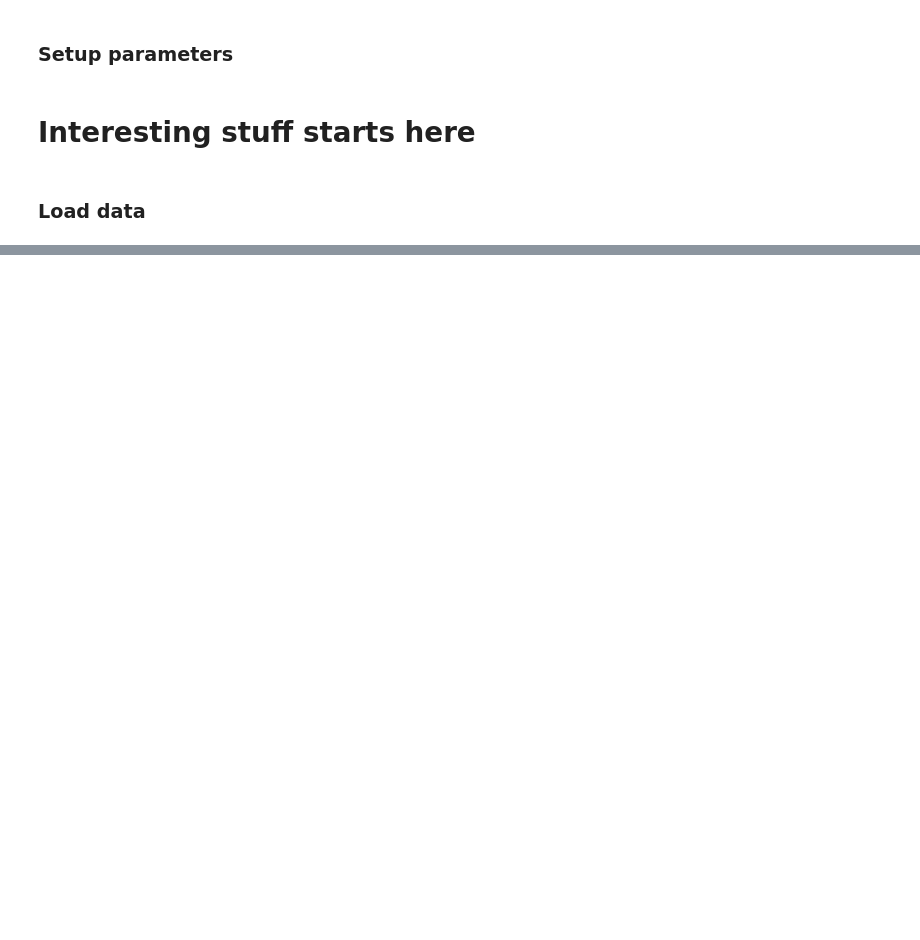
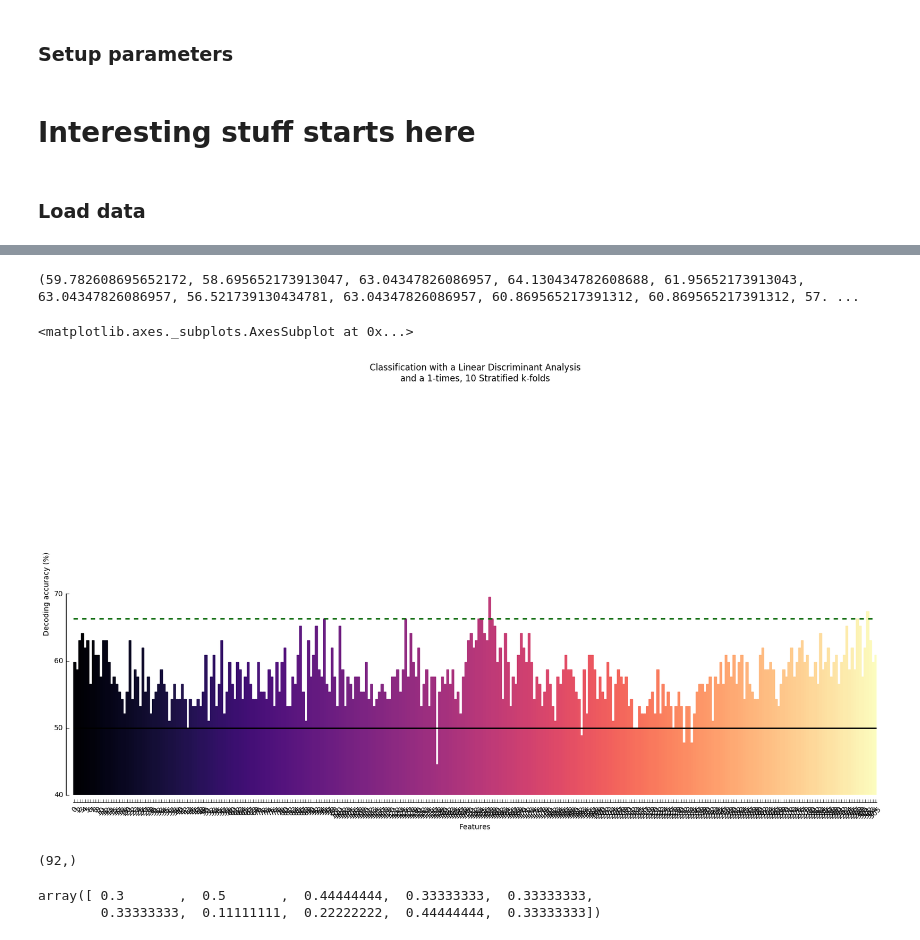
Before and after one commit to dmalt/gather_results, a Jupyter notebook: plot_sensor_level_field_diff_with_stats_mask_aut_gamma.ipynb, the cells around one changed output, grey strips where cells are left out. Saved outputs shown, nothing was run; the diff lists cells and outputs as text; code cells hidden in the pictures; blank space fills up the shorter version.

```diff
--- a/plot_sensor_level_field_diff_with_stats_mask_aut_gamma.ipynb
+++ b/plot_sensor_level_field_diff_with_stats_mask_aut_gamma.ipynb
@@ -359,0 +367,80 @@ for cond_data_norm,  fn, group in zip((cond1_data_norm, cond2_data_norm), (fname
+# %%
+grp = [str(i) for i in range(306)]
+# %%
+band = 'delta'
+cond = 'eo'
+controls = rm_masked(data[cond][band]['K'])
+patients = rm_masked(data[cond][band]['R'])
+# %%
+controls.shape
+l_c = np.zeros((controls.shape[0]))
+l_p = np.ones((patients.shape[0]))
+target = np.concatenate((l_c, l_p)).T.astype(bool)
+data_cat = np.concatenate((controls, patients), axis=0)
+# %%
+cv0 = defCv(target.T, rep = 1)
+clf0 = defClf(target.T, clf='lda')
+#print(clfO)
+
+cl = classify(target, clf=clf0, cvtype=cv0)
+#print(cl)
+
+
+da, pvalue, daperm = cl.fit(data_cat, n_perm=20, grp=grp , method='label_rnd')
+
+# sio.savemat(subject+'da_c2_new_sf_shallow_final_intra',{subject+'da_c2_new_sf_shallow_final_intra': da})
+# sio.savemat(subject+'pvalue_c2_new_sf_shallow_final_intra',{subject+'pvalue_c2_new_sf_shallow_final_intra': pvalue})
+# sio.savemat(subject+'da_perm_c2_new_sf_shallow_final_intra',{subject+'da_perm_c2_new_sf_shallow_final_intra': daperm})
+# print(subject)
+fig = plt.figure(1, figsize=(20,10))
+
+cl.daplot(da, daperm=daperm, chance_method='perm', rmax=['top', 'right'],
+        dpax=['bottom', 'left'], cmap='magma', ylim=[40,100], chance_unique=True,chance_level = 0.01,
+        chance_color='darkgreen')
+# fig.savefig(subject+'c2_new_sf_shallow_final.png', dpi=300, bbox_inches='tight')
+# Display informations about features :
+# cl.info.to_excel(subject+'c2_new_sf_shallow_final_intra.xlsx')
+#plt.clf()
+#plt.close()
+# %% [output]
+(59.782608695652172, 58.695652173913047, 63.04347826086957, 64.130434782608688, 61.95652173913043, 63.04347826086957, 56.521739130434781, 63.04347826086957, 60.869565217391312, 60.869565217391312, 57. ...
+<matplotlib.axes._subplots.AxesSubplot at 0x...>
+[figure, added]
+# %%
+cl.info
+# %% [output]
+(92,)
+# %%
+import numpy as np
+from sklearn.tree import DecisionTreeClassifier
+
+from sklearn.metrics import accuracy_score
+X = data_cat
+Y = target
+
+clf = DecisionTreeClassifier()
+clf =
+clf.fit(X,Y)
+
+# importances = clf.feature_importances_
+# print importances
+# sortIndex = [i[0] for i in sorted(enumerate(importances), reverse=True, key = lambda x: x[1])]
+# topFeatures = [features[i] for i in sortIndex[:2]]
+# fname = 'trees.txt'
+# f = open(fname, 'w')
+# for item in topFeatures:
+#   f.write(item + ' ')
+# f.close()
+from sklearn.cross_validation import KFold
+from sklearn.cross_validation import cross_val_score
+
+# X = scale(X)
+
+p_list = np.linspace(1, 10, 200)
+
+cv = KFold(n=X.shape[0], n_folds=10, shuffle=True, random_state=42)
+
+cross_val_score(clf, X, Y, scoring='accuracy', cv=cv)
+# %% [output]
+array([ 0.3       ,  0.5       ,  0.44444444,  0.33333333,  0.33333333,
+        0.33333333,  0.11111111,  0.22222222,  0.44444444,  0.33333333])
```
Also changed, not shown: parts of 6 cells of this notebook, 5 other files.
